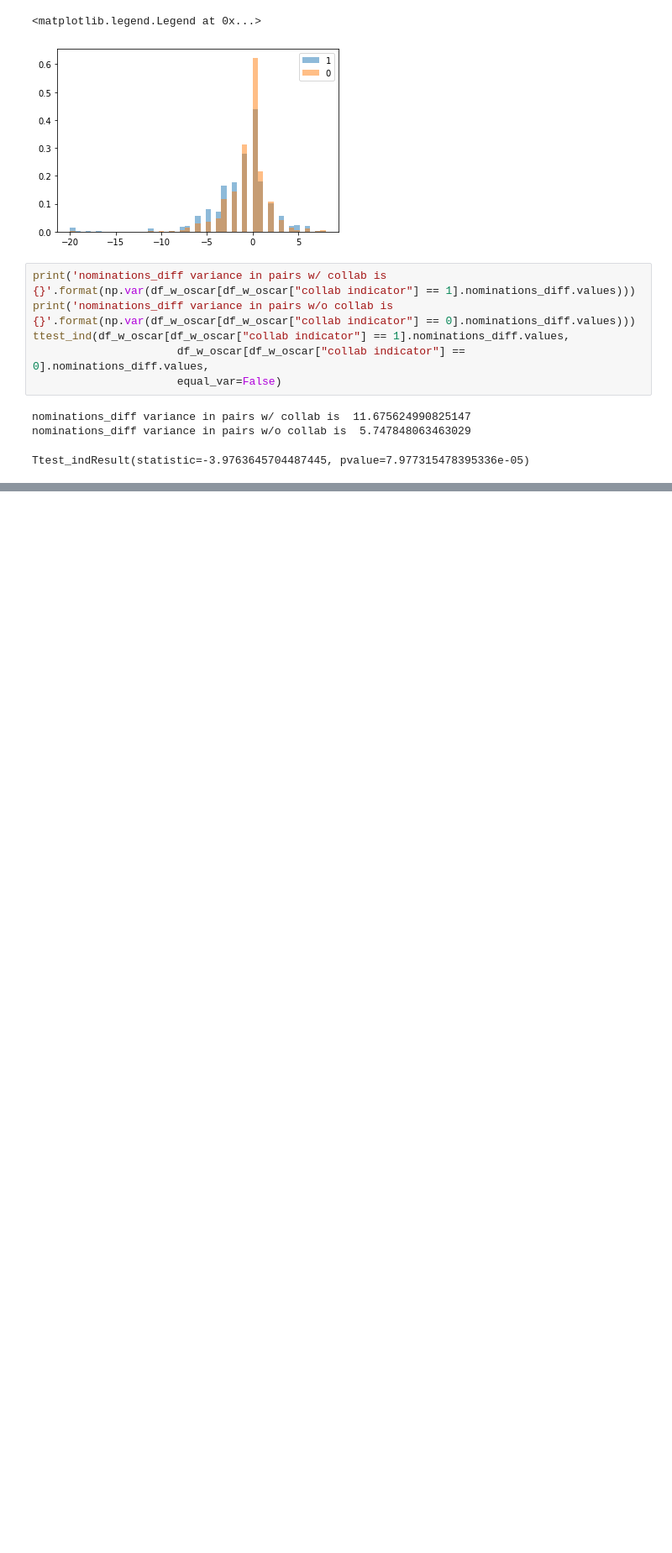
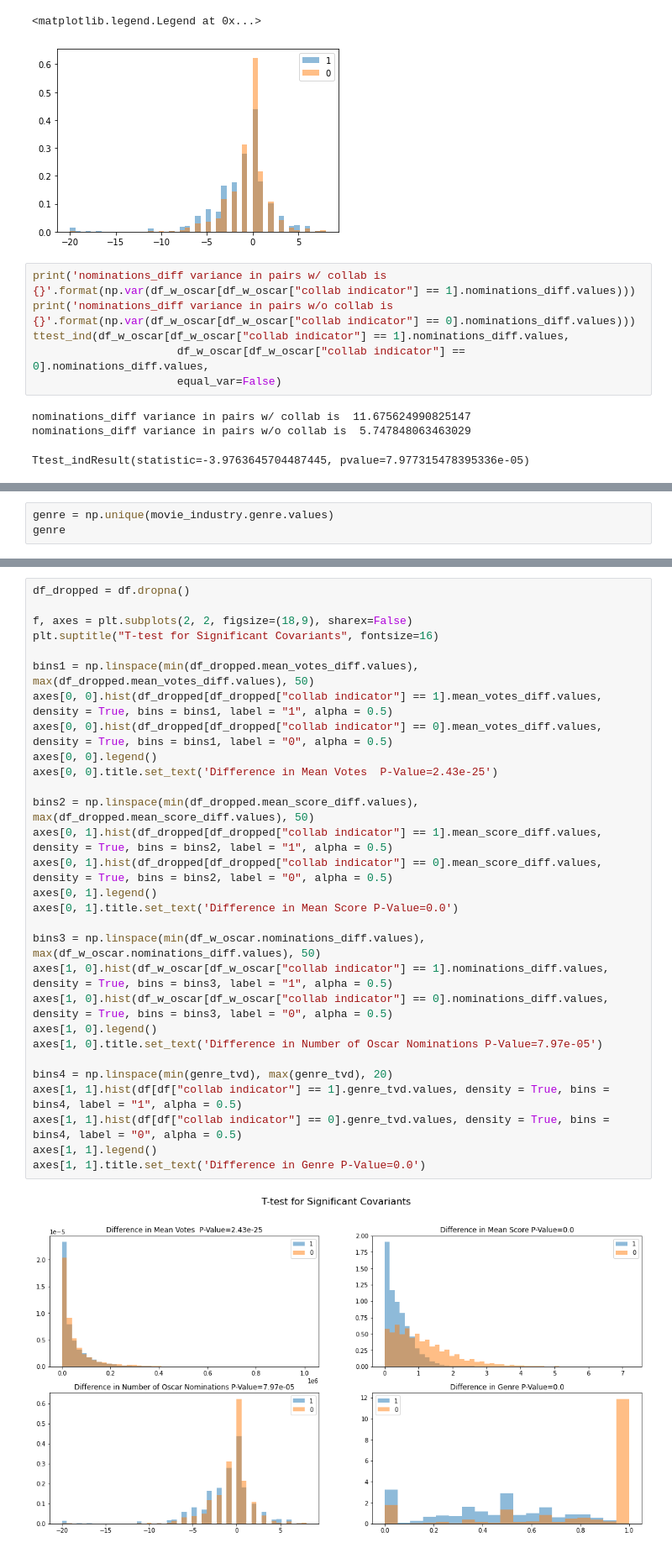
Before and after one commit to marlinfiggins/West-Coast-Datathon-F2020, a Jupyter notebook: notebooks/Covariate_testing_copy.ipynb, the cells around one changed output, grey strips where cells are left out. Shown at 84% size. Saved outputs shown, nothing was run; the diff lists cells and outputs as text; blank space fills up the shorter version.

```diff
--- a/notebooks/Covariate_testing_copy.ipynb
+++ b/notebooks/Covariate_testing_copy.ipynb
@@ -501,0 +506,3 @@ Ttest_indResult(statistic=-3.9763645704487445, pvalue=7.977315478395336e-05)
+# %%
+genre = np.unique(movie_industry.genre.values)
+genre
@@ -501,0 +573,31 @@ Ttest_indResult(statistic=-3.9763645704487445, pvalue=7.977315478395336e-05)
+# %%
+df_dropped = df.dropna()
+
+f, axes = plt.subplots(2, 2, figsize=(18,9), sharex=False)
+plt.suptitle("T-test for Significant Covariants", fontsize=16)
+
+bins1 = np.linspace(min(df_dropped.mean_votes_diff.values), max(df_dropped.mean_votes_diff.values), 50)
+axes[0, 0].hist(df_dropped[df_dropped["collab indicator"] == 1].mean_votes_diff.values, density = True, bins = bins1, label = "1", alpha = 0.5)
+axes[0, 0].hist(df_dropped[df_dropped["collab indicator"] == 0].mean_votes_diff.values, density = True, bins = bins1, label = "0", alpha = 0.5)
+axes[0, 0].legend()
+axes[0, 0].title.set_text('Difference in Mean Votes  P-Value=2.43e-25')
+
+bins2 = np.linspace(min(df_dropped.mean_score_diff.values), max(df_dropped.mean_score_diff.values), 50)
+axes[0, 1].hist(df_dropped[df_dropped["collab indicator"] == 1].mean_score_diff.values, density = True, bins = bins2, label = "1", alpha = 0.5)
+axes[0, 1].hist(df_dropped[df_dropped["collab indicator"] == 0].mean_score_diff.values, density = True, bins = bins2, label = "0", alpha = 0.5)
+axes[0, 1].legend()
+axes[0, 1].title.set_text('Difference in Mean Score P-Value=0.0')
+
+bins3 = np.linspace(min(df_w_oscar.nominations_diff.values), max(df_w_oscar.nominations_diff.values), 50)
+axes[1, 0].hist(df_w_oscar[df_w_oscar["collab indicator"] == 1].nominations_diff.values, density = True, bins = bins3, label = "1", alpha = 0.5)
+axes[1, 0].hist(df_w_oscar[df_w_oscar["collab indicator"] == 0].nominations_diff.values, density = True, bins = bins3, label = "0", alpha = 0.5)
+axes[1, 0].legend()
+axes[1, 0].title.set_text('Difference in Number of Oscar Nominations P-Value=7.97e-05')
+
+bins4 = np.linspace(min(genre_tvd), max(genre_tvd), 20)
+axes[1, 1].hist(df[df["collab indicator"] == 1].genre_tvd.values, density = True, bins = bins4, label = "1", alpha = 0.5)
+axes[1, 1].hist(df[df["collab indicator"] == 0].genre_tvd.values, density = True, bins = bins4, label = "0", alpha = 0.5)
+axes[1, 1].legend()
+axes[1, 1].title.set_text('Difference in Genre P-Value=0.0')
+# %% [output]
+[figure, added]
```
Also changed, not shown: parts of 17 cells of this notebook.
